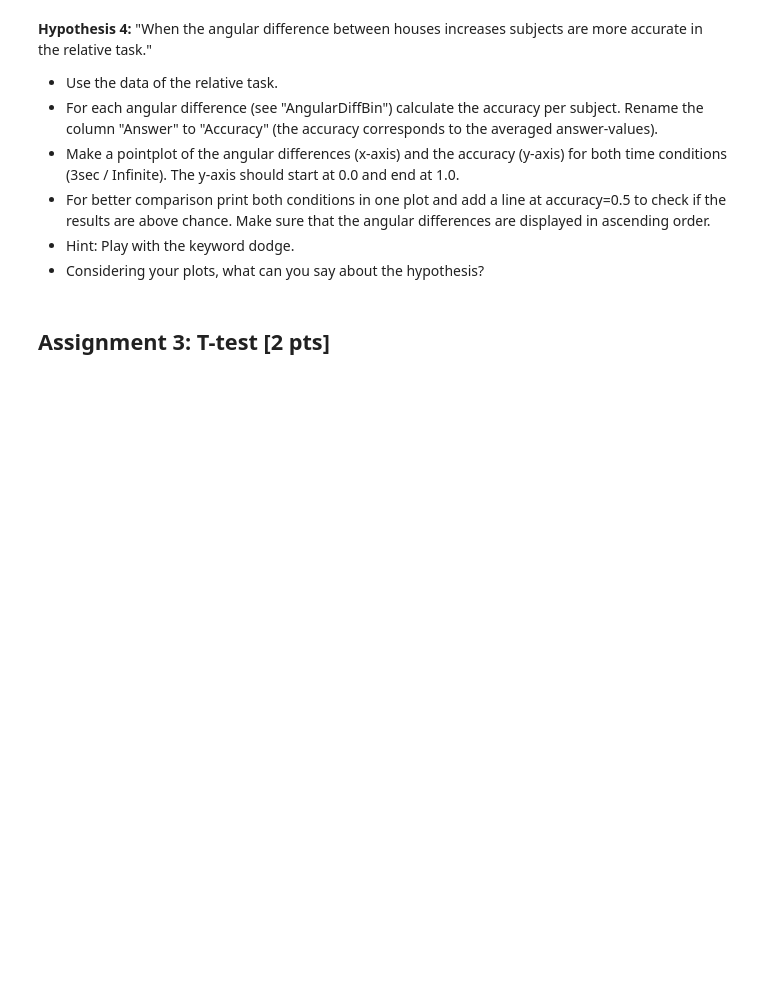
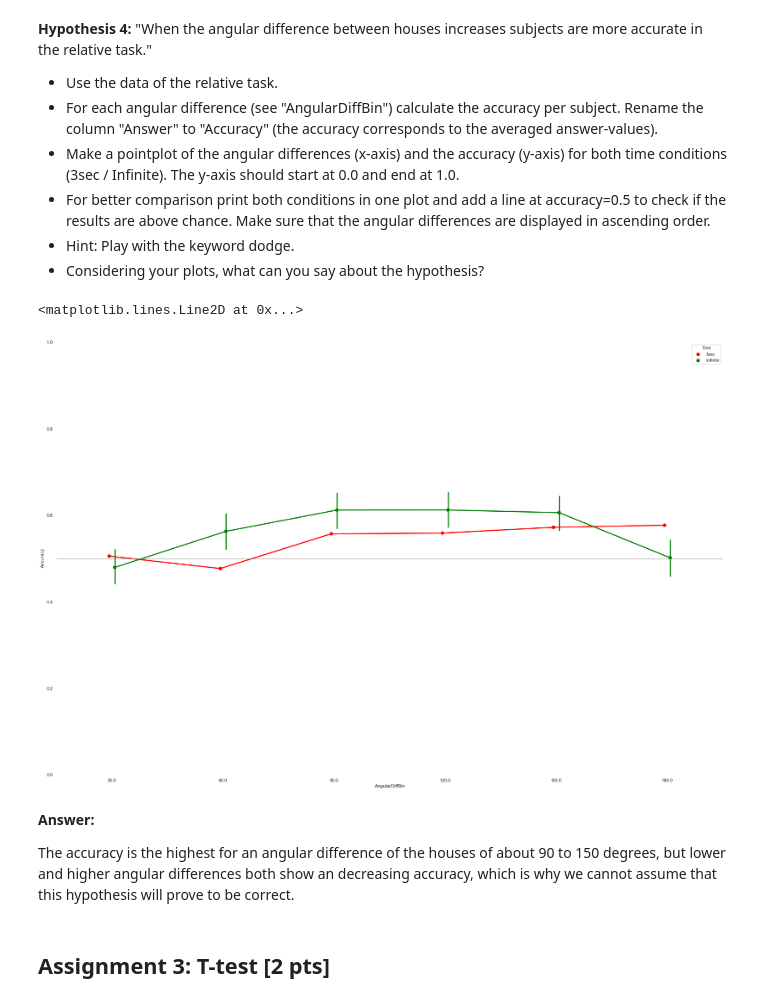
Before and after one commit to NBP-ACC/week-5-acc_3, a Jupyter notebook: sheet03_nadja.ipynb, the cells around one changed output. Cells and saved outputs as stored; diff of their text form; code cells hidden in the pictures; blank space fills up the shorter version.

```diff
--- a/sheet03_nadja.ipynb
+++ b/sheet03_nadja.ipynb
@@ -376,3 +386,36 @@ ax.axhline(y = 0.5, color = 'gray', linewidth = 0.5)
+# %%
+# the needed data (angular difference and accuracy) is already stored in df_relative_sec and df_relative_inf from task before
+
+# group by angular difference and calculate mean of answers
+df_relative_sec = df_relative_sec.groupby(['AngularDiffBin'], as_index = False).mean()
+
+# rename "Answer" to "Accuracy"
+df_relative_sec = df_relative_sec.rename(columns = {'Answer':'Accuracy'})
+df_relative_inf = df_relative_inf.rename(columns = {'Answer':'Accuracy'})
+
+# add time condition column
+df_relative_sec["Time"] = "3sec"
+df_relative_inf["Time"] = "Infinite"
+
+df_relative_angdiff = pd.concat([df_relative_sec, df_relative_inf], sort = False)
+
+# create axes
+fig, ax = plt.subplots(figsize=(30, 20), ncols = 1)
+
+# create a pointplot comparing angular difference and accuracy of relative task type (time conditions separated)
+sns.pointplot(data = df_relative_angdiff, x = 'AngularDiffBin', y = 'Accuracy', hue = 'Time', palette = ['red', 'green'], dodge = True, ax = ax)
+
+# set appropriate x-axis and y-axis range
+ax.set(ylim = (0, 1))
+# draw a line at accuracy=50%
+ax.axhline(y = 0.5, color = 'gray', linewidth = 0.5)
+# %% [output]
+<matplotlib.lines.Line2D at 0x...>
+[figure, added]
+# %% [markdown]
+**Answer:**
+
+The accuracy is the highest for an angular difference of the houses of about 90 to 150 degrees, but lower and higher angular differences both show an decreasing accuracy, which is why we cannot assume that this hypothesis will prove to be correct.
 # %% [markdown]
 ## Assignment 3: T-test [2 pts]
 # %% [markdown]
```
Also changed, not shown: parts of 9 cells of this notebook.
